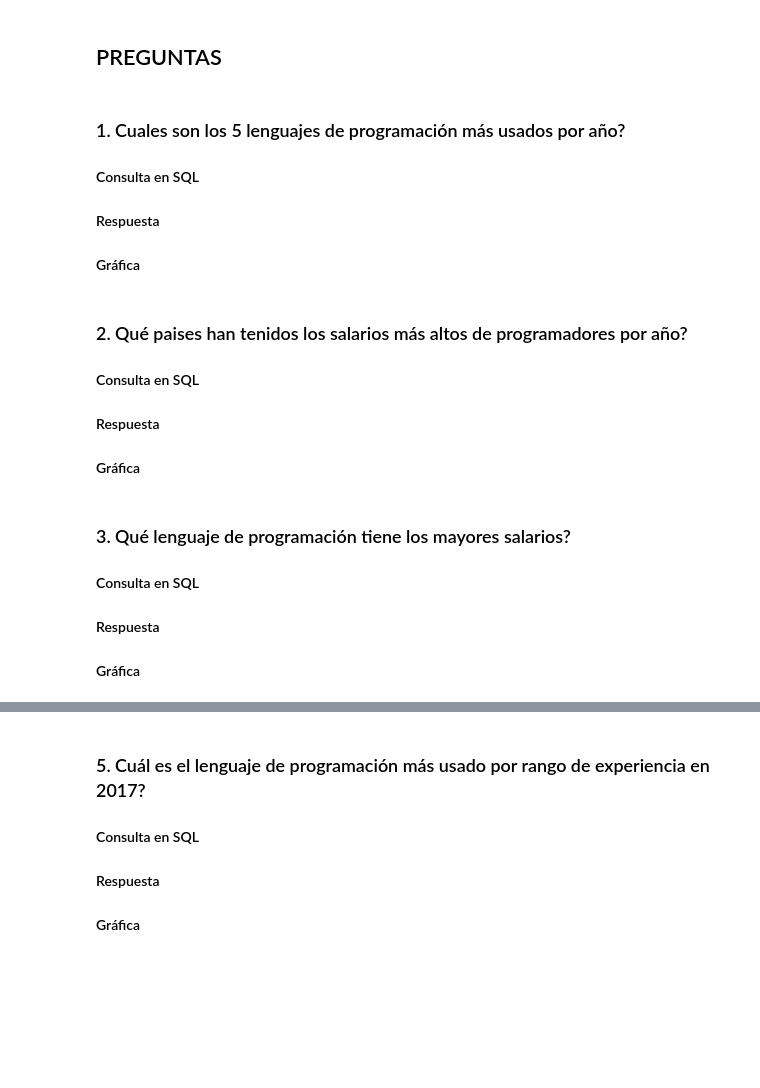
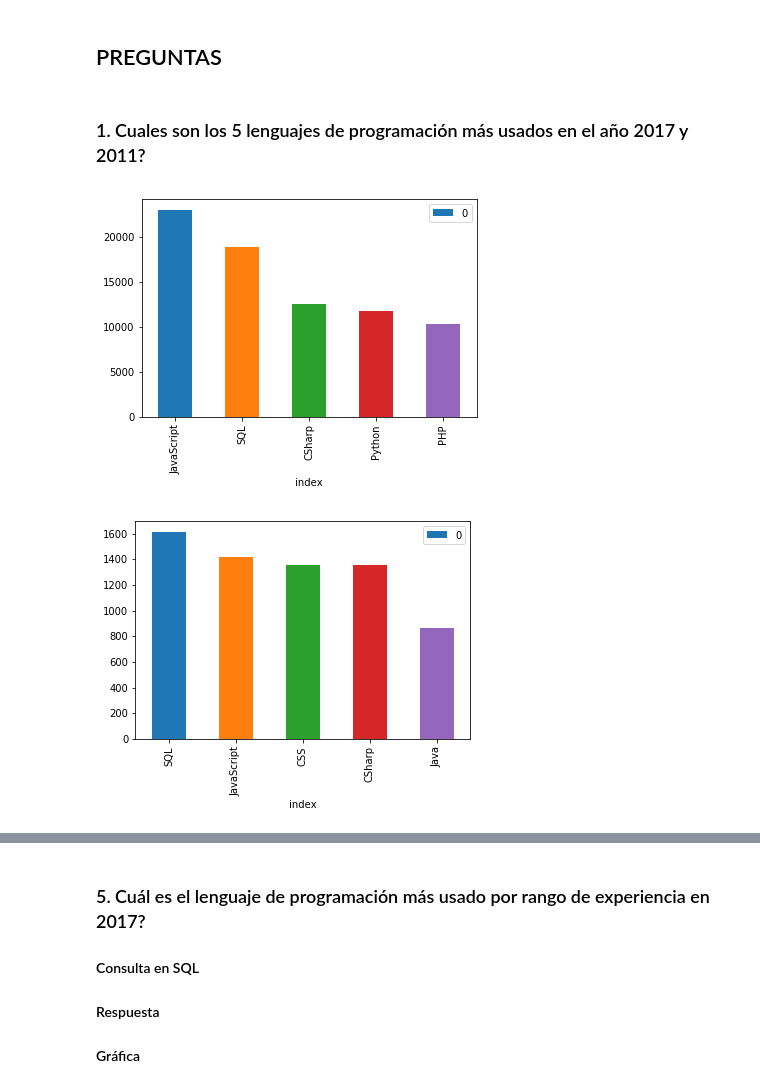
Before and after one commit to efvillar/Trabajo_Final_Bases_Datos, a Jupyter notebook: Trabajo Final Pregunta 2.ipynb, the cells around one changed output, grey strips where cells are left out. Cells and saved outputs as stored; diff of their text form; code cells hidden in the pictures; blank space fills up the shorter version.

```diff
--- a/Trabajo Final Pregunta 2.ipynb
+++ b/Trabajo Final Pregunta 2.ipynb
@@ -4,0 +13,3 @@ A partir de la depuración de datos del punto 1, se cargaron las tablas a BigQue
+# %%
+data = pd.read_csv("Total_DB.csv")
+data
@@ -5,56 +35,15 @@ A partir de la depuración de datos del punto 1, se cargaron las tablas a BigQue
 # %% [markdown]
 ## PREGUNTAS
 # %% [markdown]
-### 1.  Cuales son los 5 lenguajes de programación más usados por año?
-
-#### Consulta en SQL
-
-
-
-
-
-
-#### Respuesta
-
-
-
-
-
-
-#### Gráfica
+### 1.  Cuales son los 5 lenguajes de programación más usados en el año 2017 y 2011?
-# %% [markdown]
-### 2. Qué paises han tenidos los salarios más altos de programadores por año?
-
-#### Consulta en SQL
-
-
-
-
-
-
-#### Respuesta
-
-
-
-
-
-
-#### Gráfica
-# %% [markdown]
-### 3. Qué lenguaje de programación tiene los mayores salarios?
-
-#### Consulta en SQL
-
-
-
-
-
-
-#### Respuesta
-
-
-
-
-
-
-#### Gráfica
+# %%
+dataset1 = data[['Year','AngularJS','C', 'CPlusPlus','CSS','CSharp','HTML5','Java','JavaScript','Nodejs','ObjectiveC','PHP','Perl','Python','Ruby','SQL','SQL_Server','TypeScript','jQuery']]
+
+data2017 = dataset1[dataset1["Year"] == 2017].count().sort_values(ascending = False).reset_index()
+datos2017 =data2017.drop([0],axis=0).head(5).plot.bar(x = "index", y = 0)
+
+data2011 = dataset1[dataset1["Year"] == 2011].count().sort_values(ascending = False).reset_index()
+datos2011 =data2011.drop([0],axis=0).head(5).plot.bar(x = "index", y = 0)
+# %% [output]
+[figure, added]
+[figure, added]
```
Also changed, not shown: parts of 15 cells of this notebook, 1 other file.
